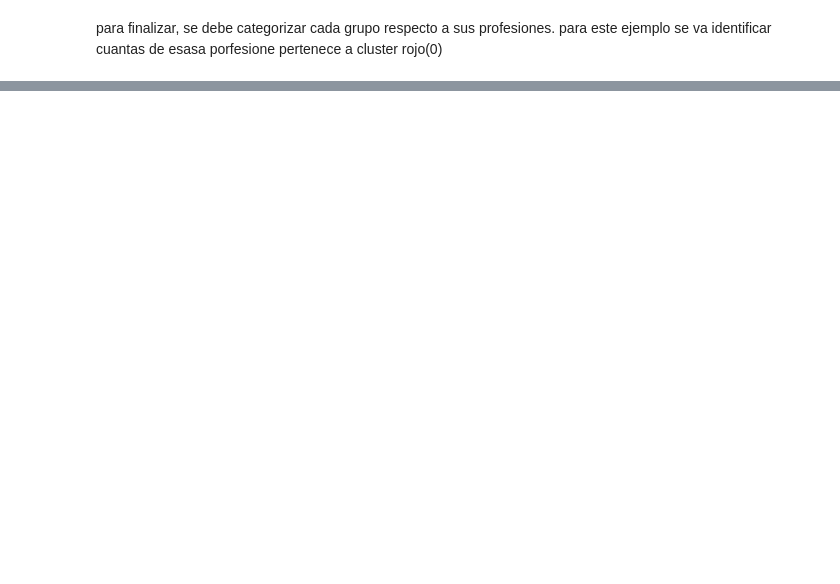
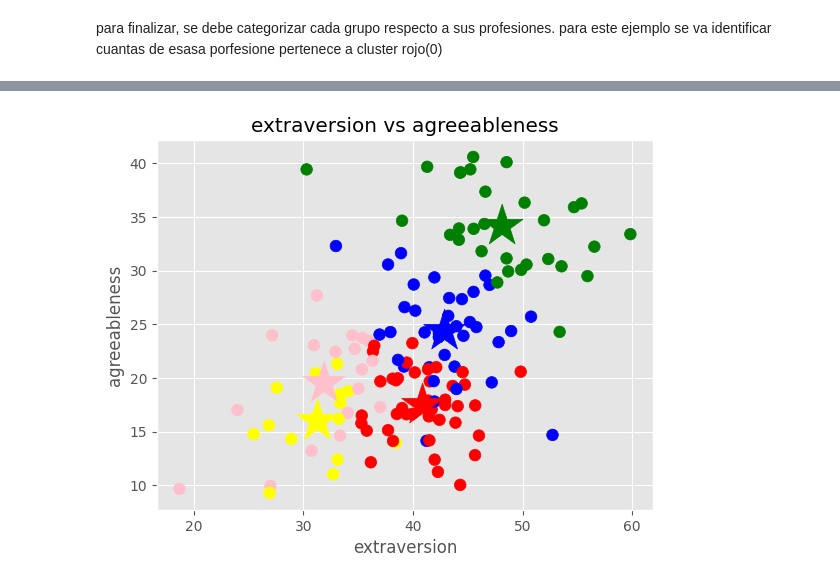
Before and after one commit to juan46buitrago/ia_2025, a Jupyter notebook: K_MEANS.ipynb, the cells around one changed output, grey strips where cells are left out. Saved outputs shown, nothing was run; the diff lists cells and outputs as text; code cells hidden in the pictures; blank space fills up the shorter version.

```diff
--- a/K_MEANS.ipynb
+++ b/K_MEANS.ipynb
@@ -250,0 +251,13 @@ print(new_labels)
+# %%
+f1 = dataframe["ex"].values
+f2 = dataframe["ag"].values
+
+plt.scatter(f1, f2, c=asignar, s=70)
+plt.scatter(centroids[:,1], centroids[:,2], marker="*", c=colores, s=1000)
+
+plt.xlabel("extraversion")
+plt.ylabel("agreeableness")
+plt.title("extraversion vs agreeableness")
+plt.show()
+# %% [output]
+[figure, added]
```
Also changed, not shown: parts of 59 cells of this notebook.
